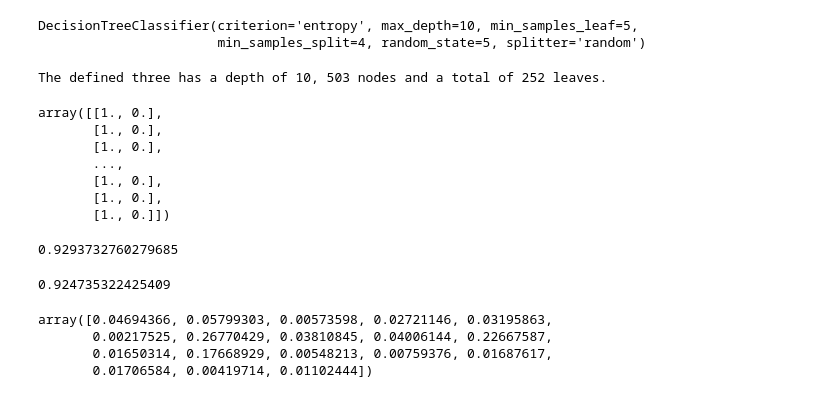
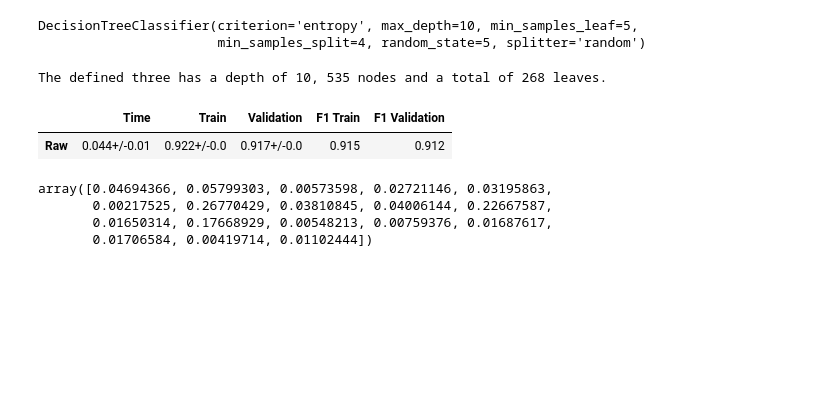
Before and after one commit to Leon209/Project_1-Supervised-Model, a Jupyter notebook: Project 1.ipynb, the cells around one changed output. Drawn from its saved outputs; the diff is of its cells as text; code cells hidden in the pictures; blank space fills up the shorter version.

```diff
--- a/Project 1.ipynb
+++ b/Project 1.ipynb
@@ -697,7 +681,6 @@ END
 <h3>Decision Trees<h3>
 # %%
 modelDT = DecisionTreeClassifier(splitter = 'random',criterion = 'entropy',random_state=5,max_depth = 10, min_samples_split=4,min_samples_leaf=5)
-modelDT.fit(X_train, y_train)
 # %% [output]
 DecisionTreeClassifier(criterion='entropy', max_depth=10, min_samples_leaf=5,
                        min_samples_split=4, random_state=5, splitter='random')
@@ -707,25 +688,13 @@ y_pred = modelDT.predict(X_validate)
 print('The defined three has a depth of ' + str(modelDT.get_depth()) + ', ' + str(modelDT.tree_.node_count) +
       ' nodes and a total of ' + str(modelDT.get_n_leaves()) + ' leaves.')
 # %% [output]
-The defined three has a depth of 10, 503 nodes and a total of 252 leaves.
+The defined three has a depth of 10, 535 nodes and a total of 268 leaves.
-# %%
-modelDT.predict_proba(X_validate)
-# %% [output]
-array([[1., 0.],
-       [1., 0.],
-       [1., 0.],
-       ...,
-       [1., 0.],
-       [1., 0.],
-       [1., 0.]])
-# %%
-modelDT.score(X_train, y_train)
-# %% [output]
-0.9293732760279685
-# %%
-modelDT.score(X_validate, y_validate)
-# %% [output]
-0.924735322425409
+# %%
+df = pd.DataFrame(columns = ['Time','Train','Validation','F1 Train','F1 Validation'], index = ['Raw'])
+show_results(df, [modelDT])
+# %% [output]
+|  | Time | Train | Validation | F1 Train | F1 Validation |
+| Raw | 0.044+/-0.01 | 0.922+/-0.0 | 0.917+/-0.0 | 0.915 | 0.912 |
 # %%
 modelDT.feature_importances_
 # %% [output]
```
Also changed, not shown: parts of 42 cells of this notebook.
